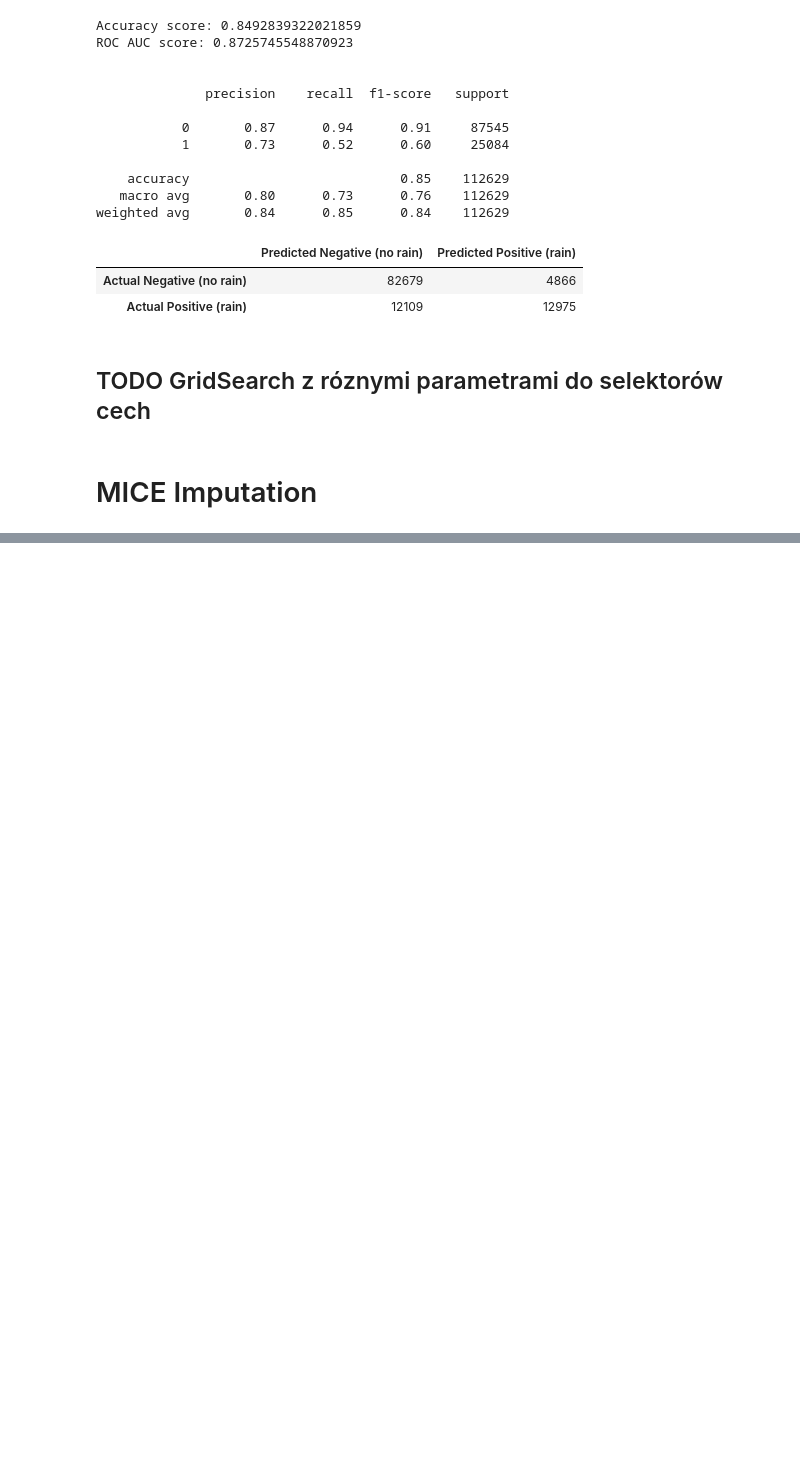
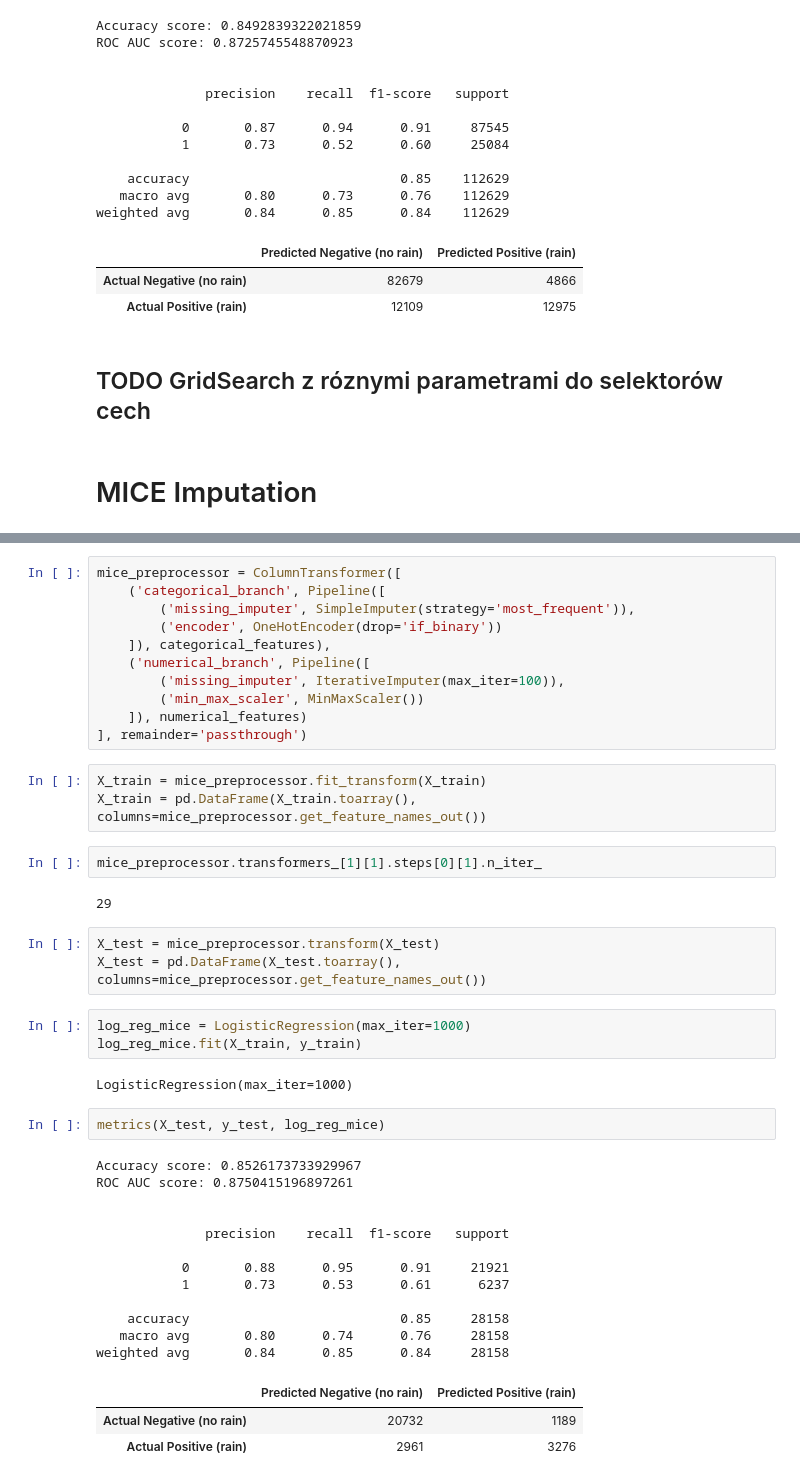
Before and after one commit to TomaszWasilewski/Predict-rain-in-Australia, a Jupyter notebook: rain_in_australia.ipynb, the cells around one changed output, grey strips where cells are left out. Saved outputs shown, nothing was run; the diff lists cells and outputs as text; blank space fills up the shorter version.

Commit message:
learning_mice_imputation

```diff
--- a/rain_in_australia.ipynb
+++ b/rain_in_australia.ipynb
@@ -1551,0 +1571,44 @@ weighted avg       0.84      0.85      0.84    112629
+# %%
+mice_preprocessor = ColumnTransformer([
+    ('categorical_branch', Pipeline([
+        ('missing_imputer', SimpleImputer(strategy='most_frequent')),
+        ('encoder', OneHotEncoder(drop='if_binary'))
+    ]), categorical_features),
+    ('numerical_branch', Pipeline([
+        ('missing_imputer', IterativeImputer(max_iter=100)),
+        ('min_max_scaler', MinMaxScaler())
+    ]), numerical_features)
+], remainder='passthrough')
+# %%
+X_train = mice_preprocessor.fit_transform(X_train)
+X_train = pd.DataFrame(X_train.toarray(), columns=mice_preprocessor.get_feature_names_out())
+# %%
+mice_preprocessor.transformers_[1][1].steps[0][1].n_iter_
+# %% [output]
+29
+# %%
+X_test = mice_preprocessor.transform(X_test)
+X_test = pd.DataFrame(X_test.toarray(), columns=mice_preprocessor.get_feature_names_out())
+# %%
+log_reg_mice = LogisticRegression(max_iter=1000)
+log_reg_mice.fit(X_train, y_train)
+# %% [output]
+LogisticRegression(max_iter=1000)
+# %%
+metrics(X_test, y_test, log_reg_mice)
+# %% [output]
+Accuracy score: 0.8526173733929967
+ROC AUC score: 0.8750415196897261
+
+
+              precision    recall  f1-score   support
+
+           0       0.88      0.95      0.91     21921
+           1       0.73      0.53      0.61      6237
+
+    accuracy                           0.85     28158
+   macro avg       0.80      0.74      0.76     28158
+weighted avg       0.84      0.85      0.84     28158
+|  | Predicted Negative (no rain) | Predicted Positive (rain) |
+| Actual Negative (no rain) | 20732 | 1189 |
+| Actual Positive (rain) | 2961 | 3276 |
```
Also changed, not shown: parts of 4 cells of this notebook.
